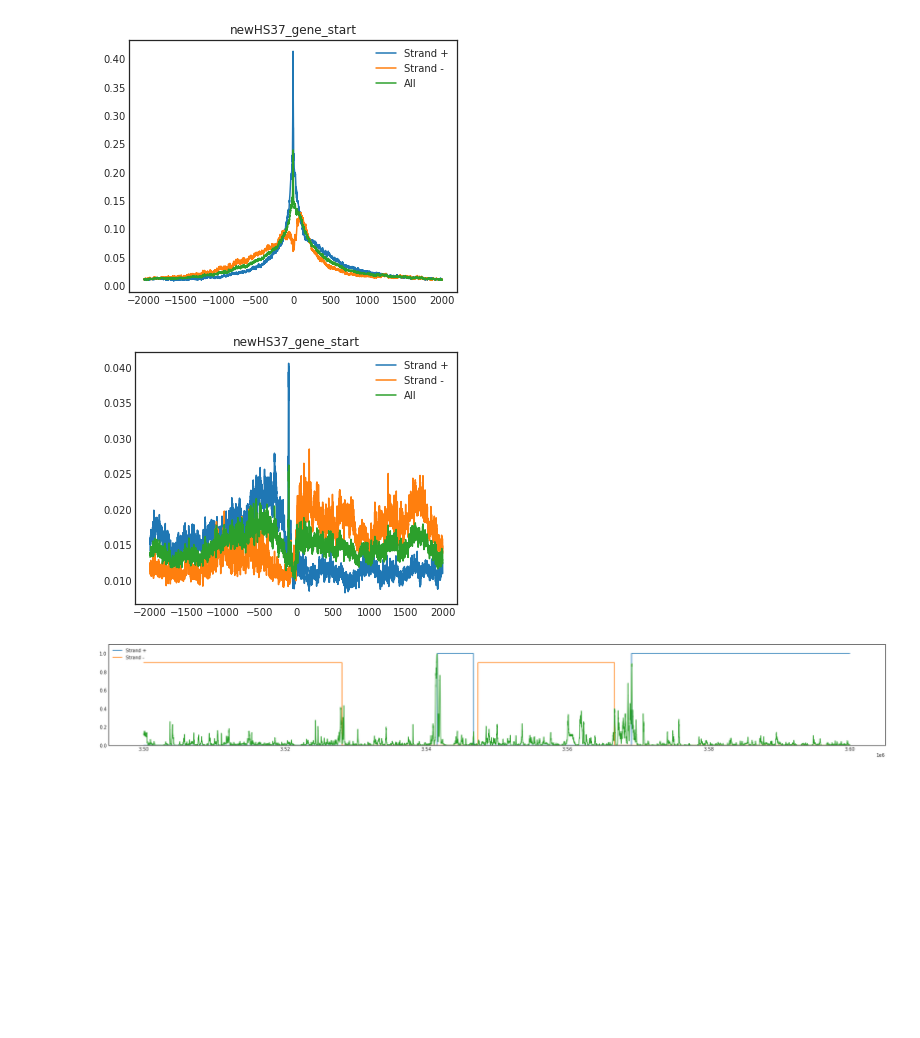
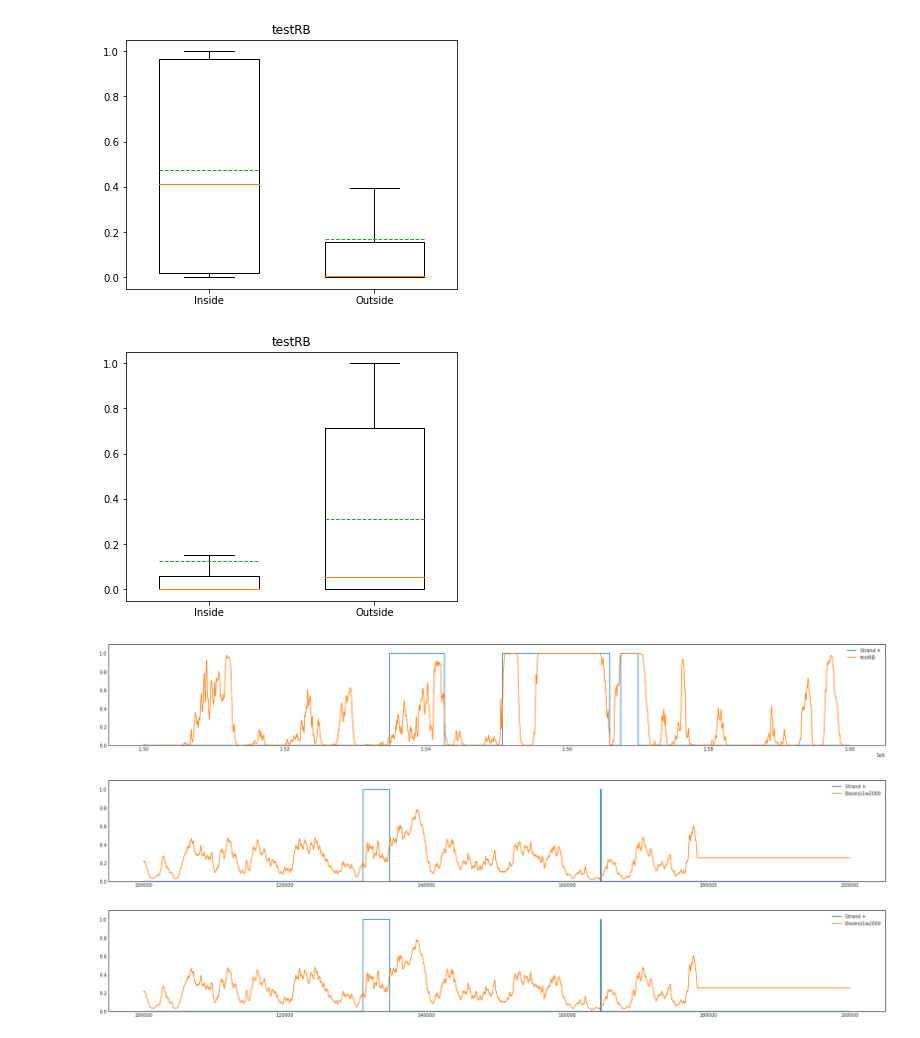
Before and after one commit to Lou-Duron/DeepCNN_annotation-MNHN, a Jupyter notebook: Prediction_analysis.ipynb, the cells around one changed output. Cells and saved outputs as stored; diff of their text form; code cells hidden in the pictures; blank space fills up the shorter version.

```diff
--- a/Prediction_analysis.ipynb
+++ b/Prediction_analysis.ipynb
@@ -16,7 +7,16 @@ prediction_quality(panu1, 'Panu', 1, mode='gene_strand+')
+# %%
+gene = ['HS37_gene_start/chr1.npy','HS37_gene_stop/chr1.npy']
+exon = ['HS37_exon_start/chr1.npy','HS37_exon_stop/chr1.npy']
+cds = ['HS37_cds_start/chr1.npy','HS37_cds_stop/chr1.npy']
+rna = ['HS37_rna_start/chr1.npy','HS37_rna_stop/chr1.npy']
+rt = ['test_retrain.npy', 'HS37_exon_start/chr1.npy']
+b = ['Basenji2.npy','BasenjiDNA4.npy']
+full = ['fullHSBasenji2.npy']
+test = ['testRB.npy']
 # %%
-prediction_density(test, 'HS37', 1, 'GENE', 4000, annot_end=False)
-prediction_density(test, 'HS37', 1, 'GENE', 4000, annot_end=True)
+prediction_quality(test, 'HS37', 1, 'gene_strand+')
+prediction_quality(test, 'HS37', 1, 'gene_strand-')
 # %% [output]
-[figure, old version]
+[figure, new version]
-[figure, old version]
+[figure, new version]
 # %%
@@ -33,4 +33,12 @@ plot.update_conv(300)
 # %%
-plot.update_plots(plot_start=3500000, plot_range=100000)
+plt.update_plots(plot_start=1500000,plot_range=100000)
 # %% [output]
-[figure, old version]
+[figure, new version]
+# %%
+plt2.update_plots(plot_start=100000,plot_range=100000)
+# %% [output]
+[figure, added]
+# %%
+plt2.update_plots(plot_start=100000,plot_range=100000)
+# %% [output]
+[figure, added]
```
Also changed, not shown: parts of 6 cells of this notebook, 11 other files.
